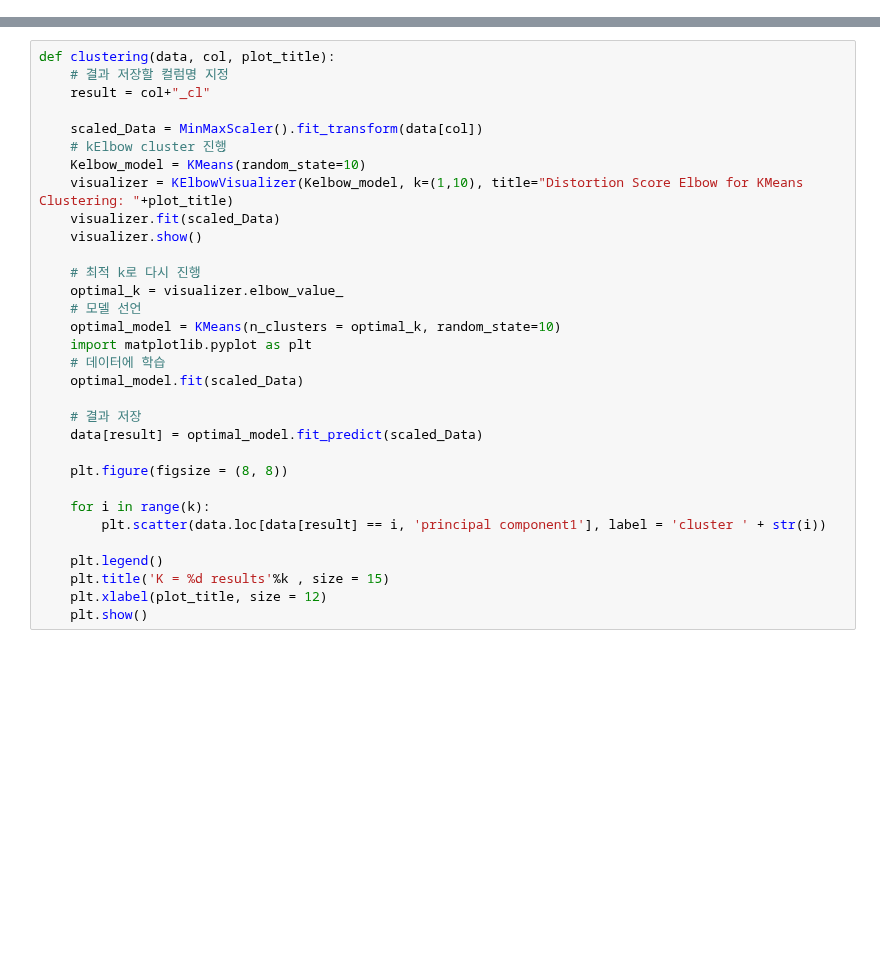
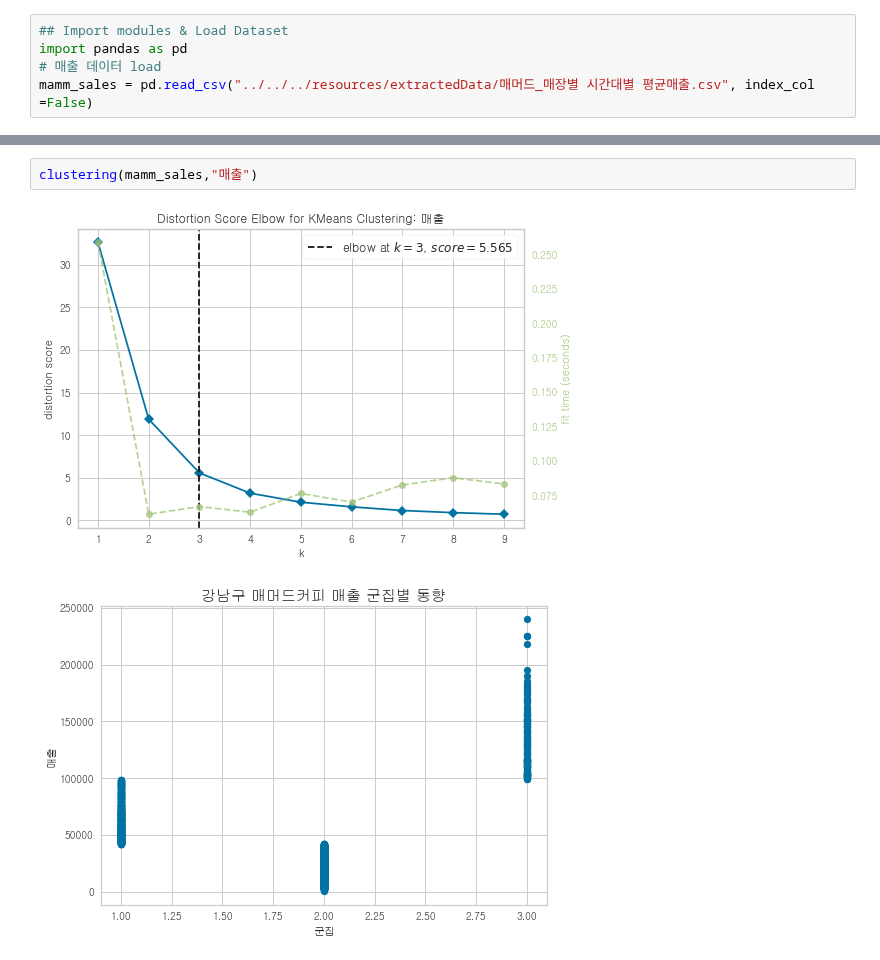
Before and after one commit to POSdata-Sales-Prediction/Store-operation-consulting, a Jupyter notebook: Modeling/Sub2/clustering.ipynb, the cells around one changed output, grey strips where cells are left out. Saved outputs shown, nothing was run; the diff lists cells and outputs as text; blank space fills up the shorter version.

Commit message:
[22.06.29] Upload clustering code_YL

```diff
--- a/Modeling/Sub2/clustering.ipynb
+++ b/Modeling/Sub2/clustering.ipynb
@@ -0,0 +1,5 @@
+# %%
+## Import modules & Load Dataset
+import pandas as pd
+# 매출 데이터 load
+mamm_sales = pd.read_csv("../../../resources/extractedData/매머드_매장별 시간대별 평균매출.csv", index_col =False)
@@ -41,33 +74,6 @@ def clustering(data, col, plot_title):
     plt.show()
-# %%
-def clustering(data, col, plot_title):
-    # 결과 저장할 컬럼명 지정
-    result = col+"_cl"
-
-    scaled_Data = MinMaxScaler().fit_transform(data[col])
-    # kElbow cluster 진행
-    Kelbow_model = KMeans(random_state=10)
-    visualizer = KElbowVisualizer(Kelbow_model, k=(1,10), title="Distortion Score Elbow for KMeans Clustering: "+plot_title)
-    visualizer.fit(scaled_Data)
-    visualizer.show()
-
-    # 최적 k로 다시 진행
-    optimal_k = visualizer.elbow_value_
-    # 모델 선언
-    optimal_model = KMeans(n_clusters = optimal_k, random_state=10)
-    import matplotlib.pyplot as plt
-    # 데이터에 학습
-    optimal_model.fit(scaled_Data)
-
-    # 결과 저장
-    data[result] = optimal_model.fit_predict(scaled_Data)
-
-    plt.figure(figsize = (8, 8))
-
-    for i in range(k):
-        plt.scatter(data.loc[data[result] == i, 'principal component1'], label = 'cluster ' + str(i))
-
-    plt.legend()
-    plt.title('K = %d results'%k , size = 15)
-    plt.xlabel(plot_title, size = 12)
-    plt.show()
+# %%
+clustering(mamm_sales,"매출")
+# %% [output]
+[figure, added]
+[figure, added]
```
Also changed, not shown: parts of 4 cells of this notebook.
